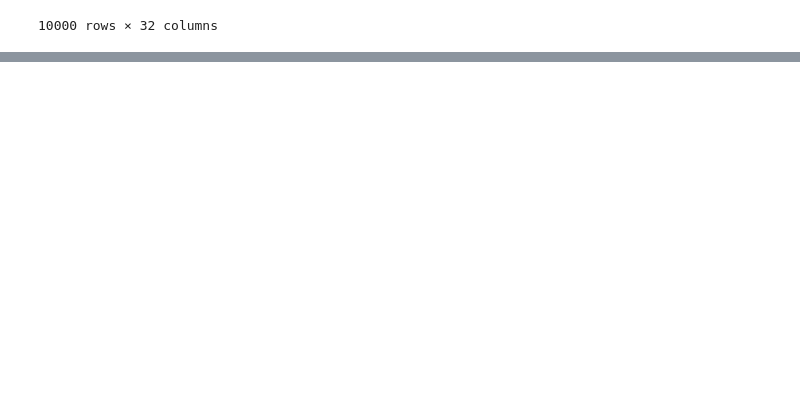
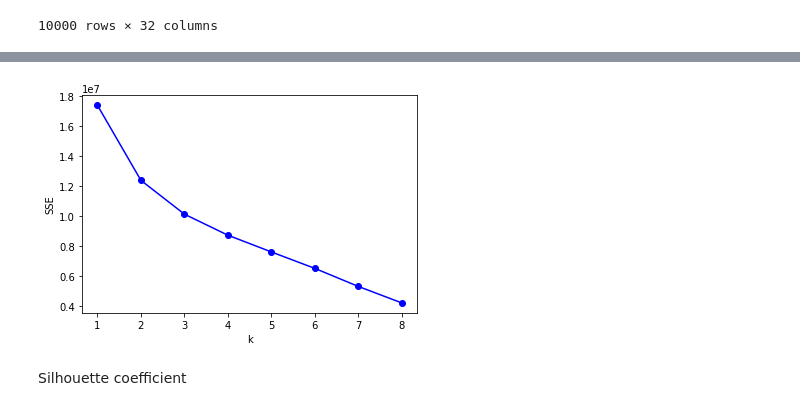
Before and after one commit to SupawadeeKhamthuy/multivariate, a Jupyter notebook: Multivariate_Exam.ipynb, the cells around one changed output, grey strips where cells are left out. Drawn from its saved outputs; the diff is of its cells as text; code cells hidden in the pictures; blank space fills up the shorter version.

```diff
--- a/Multivariate_Exam.ipynb
+++ b/Multivariate_Exam.ipynb
@@ -59,0 +127,2 @@ Data
+# %%
+kmeans = KMeans(random_state=2021) #เริ่มสุ่มที่จุดเดียวกัน
@@ -59,0 +133,2 @@ Data
+# %%
+kmeans.fit(Data)
@@ -59,0 +176,5 @@ Data
+# %%
+kmeans = KMeans(n_clusters=3,random_state=2021)
+kmeans.fit(Data)
+y = kmeans.predict(Data)
+plt.scatter(new_pca[:,0],new_pca[:,1],c=y)
@@ -59,0 +190,6 @@ Data
+# %%
+SSE = list()
+for k in [1,2,3,4,5,6,7,8]:
+    kmeans = KMeans(n_clusters=k, random_state=2021)
+    kmeans.fit(Data)
+    SSE.append(kmeans.inertia_)
@@ -59,0 +207,8 @@ Data
+# %%
+plt.plot([1,2,3,4,5,6,7,8],SSE,'o-b')
+plt.xlabel('k')
+plt.ylabel('SSE');
+# %% [output]
+[figure, added]
+# %% [markdown]
+Silhouette coefficient
```
Also changed, not shown: parts of 36 cells of this notebook.
